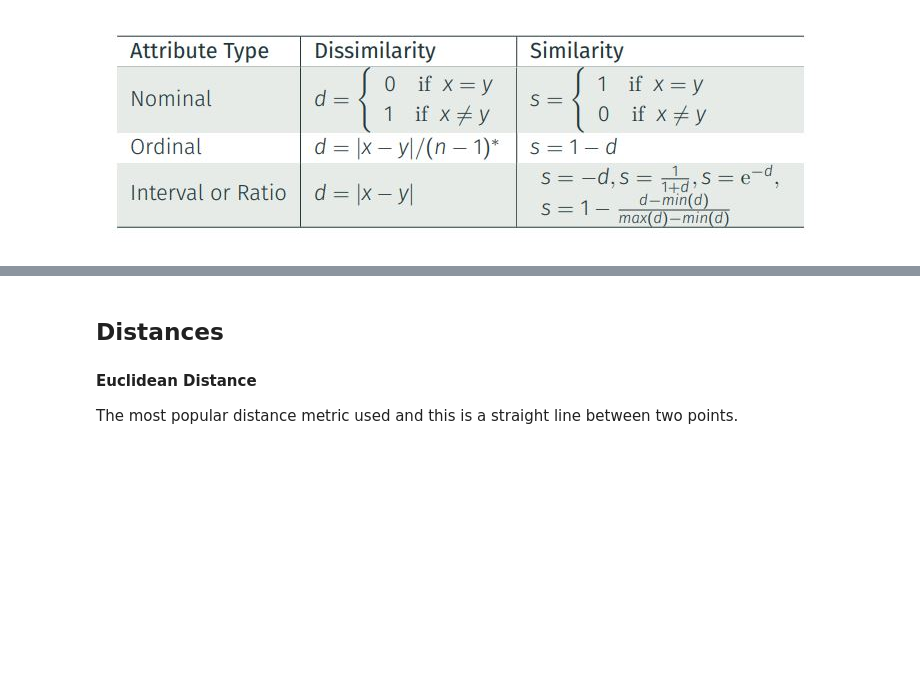
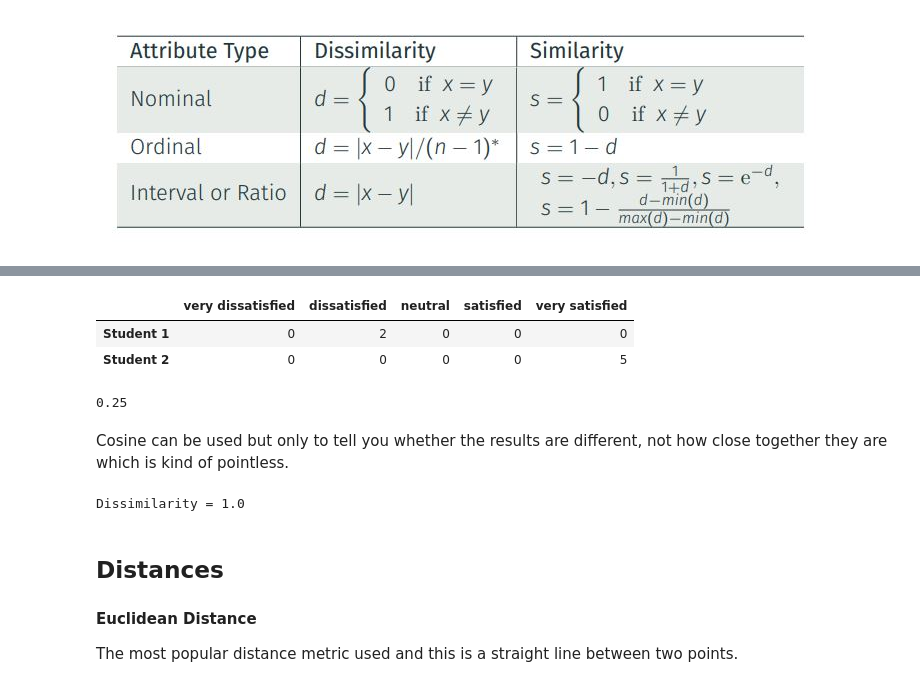
Before and after one commit to elliot-linsey/QMUL, a Jupyter notebook: Data Mining/Data Mining Revision.ipynb, the cells around one changed output, grey strips where cells are left out. Saved outputs shown, nothing was run; the diff lists cells and outputs as text; code cells hidden in the pictures; blank space fills up the shorter version.

```diff
--- a/Data Mining/Data Mining Revision.ipynb
+++ b/Data Mining/Data Mining Revision.ipynb
@@ -278,3 +258,27 @@ Dissimilarity = 1.0
+# %%
+ratings = pd.DataFrame(
+    [[0,2,0,0,0],
+    [0,0,0,0,5],],
+    columns=['very dissatisfied', 'dissatisfied', 'neutral', 'satisfied', 'very satisfied'],
+    index=['Student 1','Student 2']
+)
+
+ratings
+# %% [output]
+|  | very dissatisfied | dissatisfied | neutral | satisfied | very satisfied |
+| Student 1 | 0 | 2 | 0 | 0 | 0 |
+| Student 2 | 0 | 0 | 0 | 0 | 5 |
+# %%
+abs(4-3)/4
+# %% [output]
+0.25
+# %% [markdown]
+Cosine can be used but only to tell you whether the results are different, not how close together they are which is kind of pointless.
+# %%
+dissimilarity2 = spatial.distance.cosine(ratings.iloc[0].to_numpy(), ratings.iloc[1].to_numpy())
+print('Dissimilarity = ' + str(dissimilarity2))
+# %% [output]
+Dissimilarity = 1.0
 # %% [markdown]
 ## Distances
 
```
Also changed, not shown: parts of 5 cells of this notebook.
